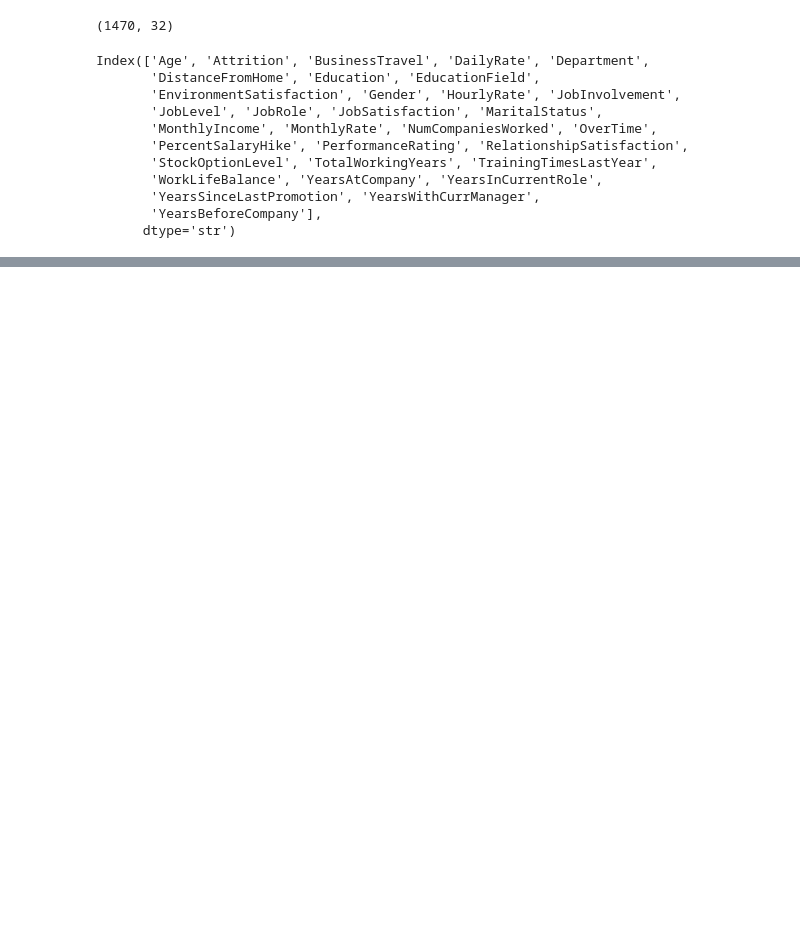
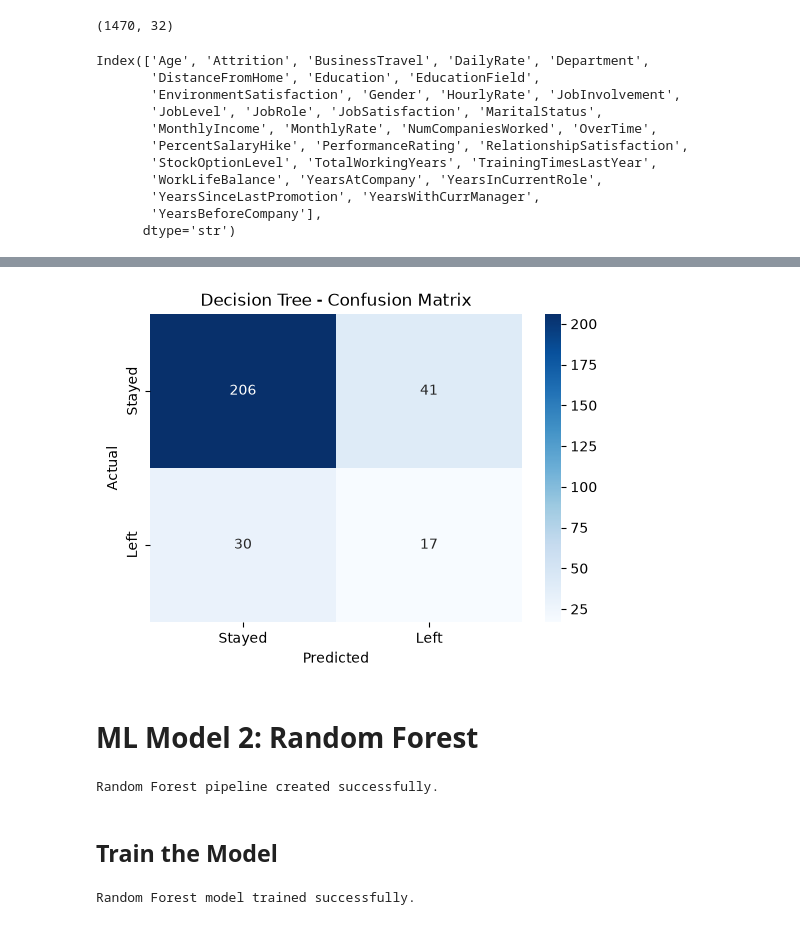
Before and after one commit to ms9712308/Build-a-predictive-model-for-employee-attrition-on-Python-MANSI-SHARMA, a Jupyter notebook: HR_ANALYTICS_EMPLOYEE_ATTRITION_PROJECT.ipynb, the cells around one changed output, grey strips where cells are left out. Saved outputs shown, nothing was run; the diff lists cells and outputs as text; code cells hidden in the pictures; blank space fills up the shorter version.

```diff
--- a/HR_ANALYTICS_EMPLOYEE_ATTRITION_PROJECT.ipynb
+++ b/HR_ANALYTICS_EMPLOYEE_ATTRITION_PROJECT.ipynb
@@ -576,0 +829,8 @@ Index(['Age', 'Attrition', 'BusinessTravel', 'DailyRate', 'Department',
+# %%
+# Predict employee attrition classes
+y_pred_tree = decision_tree_model.predict(X_test)
+
+# Predict probabilities for ROC curve and AUC
+y_prob_tree = decision_tree_model.predict_proba(X_test)[:, 1]
+
+print("Decision Tree predictions generated successfully.")
@@ -576,0 +875,23 @@ Index(['Age', 'Attrition', 'BusinessTravel', 'DailyRate', 'Department',
+# %%
+# Decision Tree confusion matrix
+
+cm_tree = confusion_matrix(y_test, y_pred_tree)
+
+plt.figure(figsize=(6, 4))
+sns.heatmap(
+    cm_tree,
+    annot=True,
+    fmt='d',
+    cmap='Blues',
+    xticklabels=['Stayed', 'Left'],
+    yticklabels=['Stayed', 'Left']
+)
+
+plt.xlabel('Predicted')
+plt.ylabel('Actual')
+plt.title('Decision Tree - Confusion Matrix')
+plt.show()
+# %% [output]
+[figure, added]
+# %% [markdown]
+<h1> ML Model 2: Random Forest</h1>
@@ -576,0 +902,26 @@ Index(['Age', 'Attrition', 'BusinessTravel', 'DailyRate', 'Department',
+# %%
+# Create Random Forest pipeline
+
+random_forest_model = Pipeline(
+    steps=[
+        ('preprocessor', preprocessor),
+        ('classifier', RandomForestClassifier(
+            n_estimators=100,
+            random_state=42
+        ))
+    ]
+)
+
+print("Random Forest pipeline created successfully.")
+# %% [output]
+Random Forest pipeline created successfully.
+# %% [markdown]
+<h2> Train the Model</h2>
+# %%
+# Train the Random Forest model
+
+random_forest_model.fit(X_train, y_train)
+
+print("Random Forest model trained successfully.")
+# %% [output]
+Random Forest model trained successfully.
```
Also changed, not shown: parts of 56 cells of this notebook.
